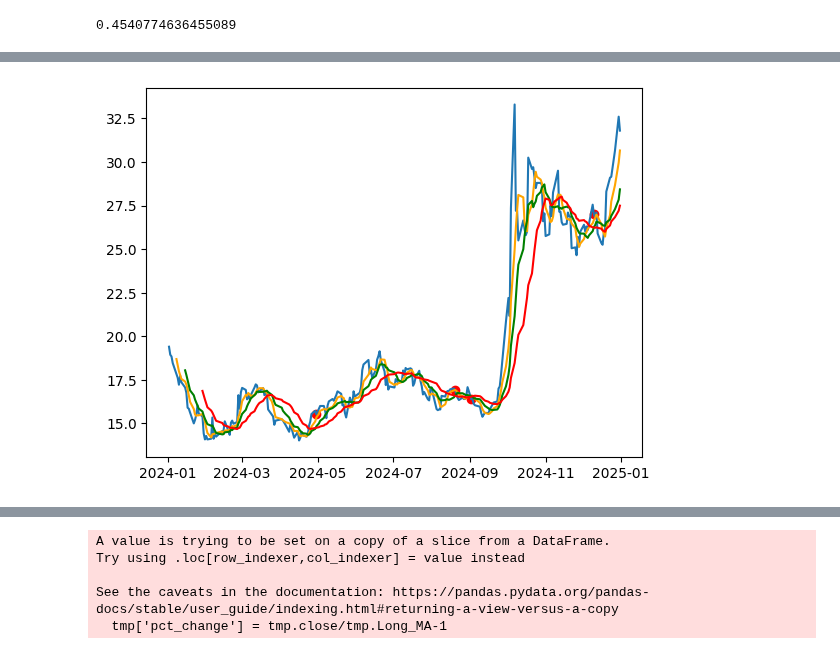
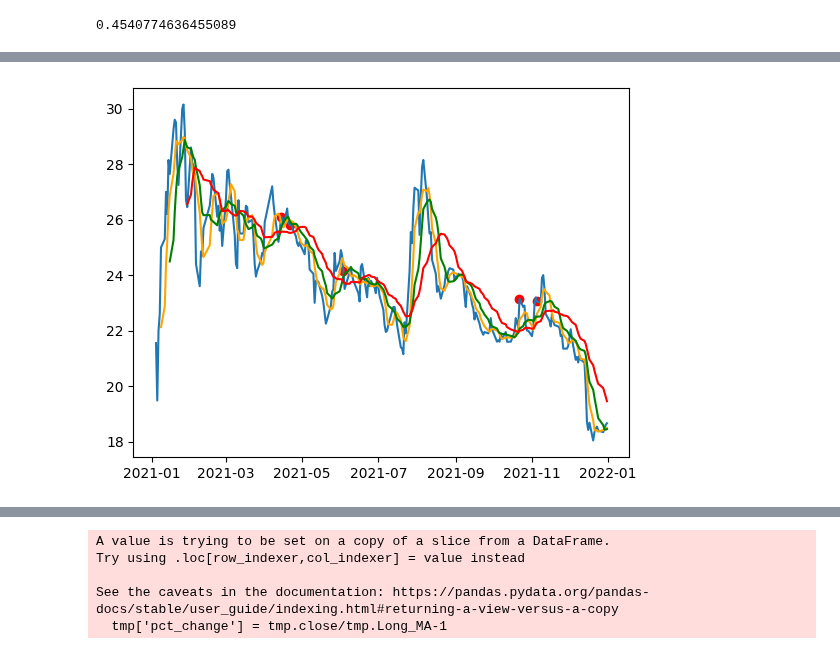
Before and after one commit to menglyu123/trading-signal-streamlit-dashboard, a Jupyter notebook: test.ipynb, the cells around one changed output, grey strips where cells are left out. Saved outputs shown, nothing was run; the diff lists cells and outputs as text; code cells hidden in the pictures.

```diff
--- a/test.ipynb
+++ b/test.ipynb
@@ -1,29 +0,0 @@
-# %%
-from futu import *
-import datetime as dt
-import pandas as pd
-
-
-quote_ctx = OpenQuoteContext(host='127.0.0.1', port=11111)
-ticker = "0981"
-# today_end = dt.datetime.now().replace(hour=16, minute=0, second=0, microsecond=0)
-# today_start = today_end.replace(hour=9, minute=30)
-
-#cur_end, cur_start = today_end-dt.timedelta(days=1), today_start-dt.timedelta(days=1)
-end = dt.date.today()
-ret, df, page_req_key = quote_ctx.request_history_kline('HK.0'+ticker,
-                                                        start=str(end-dt.timedelta(days=365)),
-                                                        end= str(end),
-                                                        max_count= None,
-                                                        fields=[KL_FIELD.DATE_TIME,
-                                                                KL_FIELD.OPEN,
-                                                                KL_FIELD.HIGH,
-                                                                KL_FIELD.LOW,
-                                                                KL_FIELD.CLOSE,
-                                                                KL_FIELD.TRADE_VOL])
-if ret !=RET_OK:
-    print('error: ', df)
-else:
-    df = df[df.columns[-6:]].rename(columns={"time_key":"date"})
-    df["date"] = pd.to_datetime(df["date"]).dt.date
-    print(df.head)
@@ -45,0 +1,7 @@ else:
+# %%
+from data.import_data import download_yf_data
+rs = download_yf_data(['^HSI'], '2025-1-1','2025-11-14')
+df = rs['^HSI'].reset_index()
+print(df.head())
+df.loc[len(df)-1,'Volume'] = df.iloc[-2]['Volume']
+df
@@ -124,8 +112,8 @@ def check_recent_bullish_alignment(data):
 if __name__ == "__main__":
     # 获取数据
     symbol = '0981'
-    start_date = '2024-01-01'
-    end_date = '2025-01-01'
+    start_date = '2021-01-01'
+    end_date = '2022-01-01'
     data = fetch_data(symbol, start_date, end_date)
 
     # 计算移动平均线
@@ -152 +140 @@ Index([80, 156, 165, 232], dtype='int64')
-[figure, old version]
+[figure, new version]
```
Also changed, not shown: parts of 9 cells of this notebook, 3 other files.
